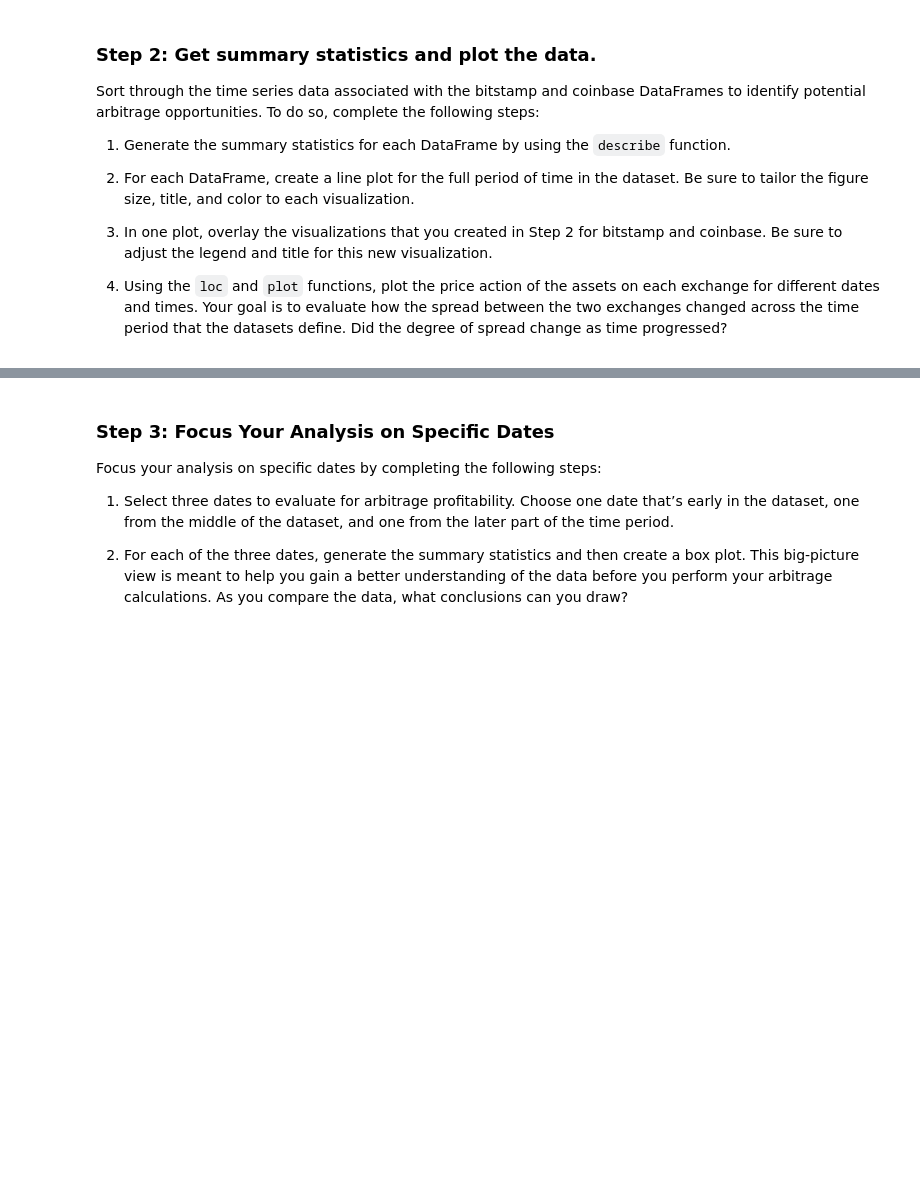
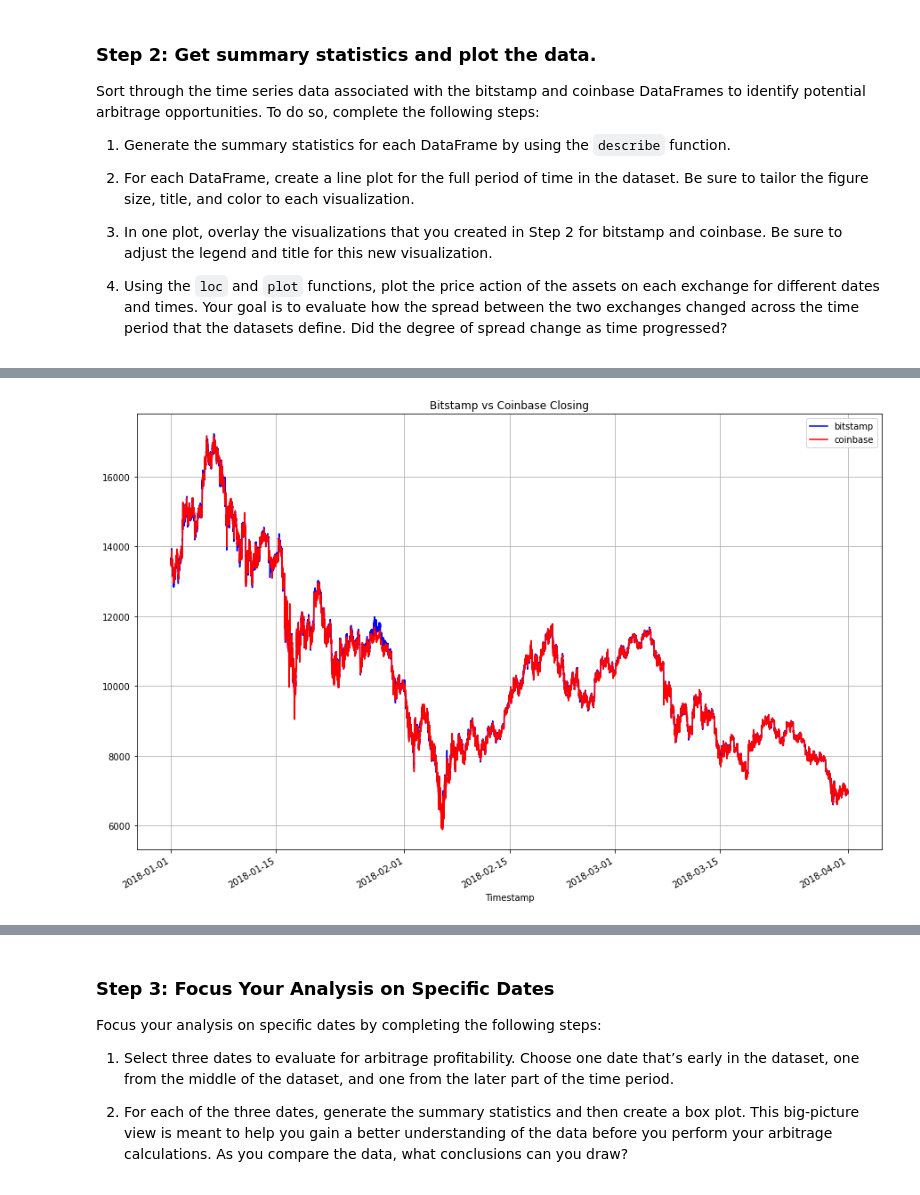
Before and after one commit to j-w-code/Module_3_Repo, a Jupyter notebook: crypto_arbitrage.ipynb, the cells around one changed output, grey strips where cells are left out. Saved outputs shown, nothing was run; the diff lists cells and outputs as text; code cells hidden in the pictures; blank space fills up the shorter version.

```diff
--- a/crypto_arbitrage.ipynb
+++ b/crypto_arbitrage.ipynb
@@ -161,8 +383,13 @@ Sort through the time series data associated with the bitstamp and coinbase Data
 # %%
 # Overlay the visualizations for the bitstamp and coinbase DataFrames in one plot
 # The plot should visualize the prices over the full lenth of the dataset
 # Be sure to include the parameters: legend, figure size, title, and color and label
-# YOUR CODE HERE
+ax= bitstamp_sliced.plot(figsize=(15,10), title="Bitstamp vs Coinbase Closing", color="blue", label="Bitstamp", alpha=1)
+coinbase_sliced.plot(figsize=(15,10),color="red", label="Coinbase",)
+ax.legend(["bitstamp", "coinbase"])
+ax.grid(True)
+# %% [output]
+[figure, added]
 # %%
 # Using the loc and plot functions, create an overlay plot that visualizes
 # the price action of both DataFrames for a one month period early in the dataset
```
Also changed, not shown: parts of 28 cells of this notebook, 2 other files.
